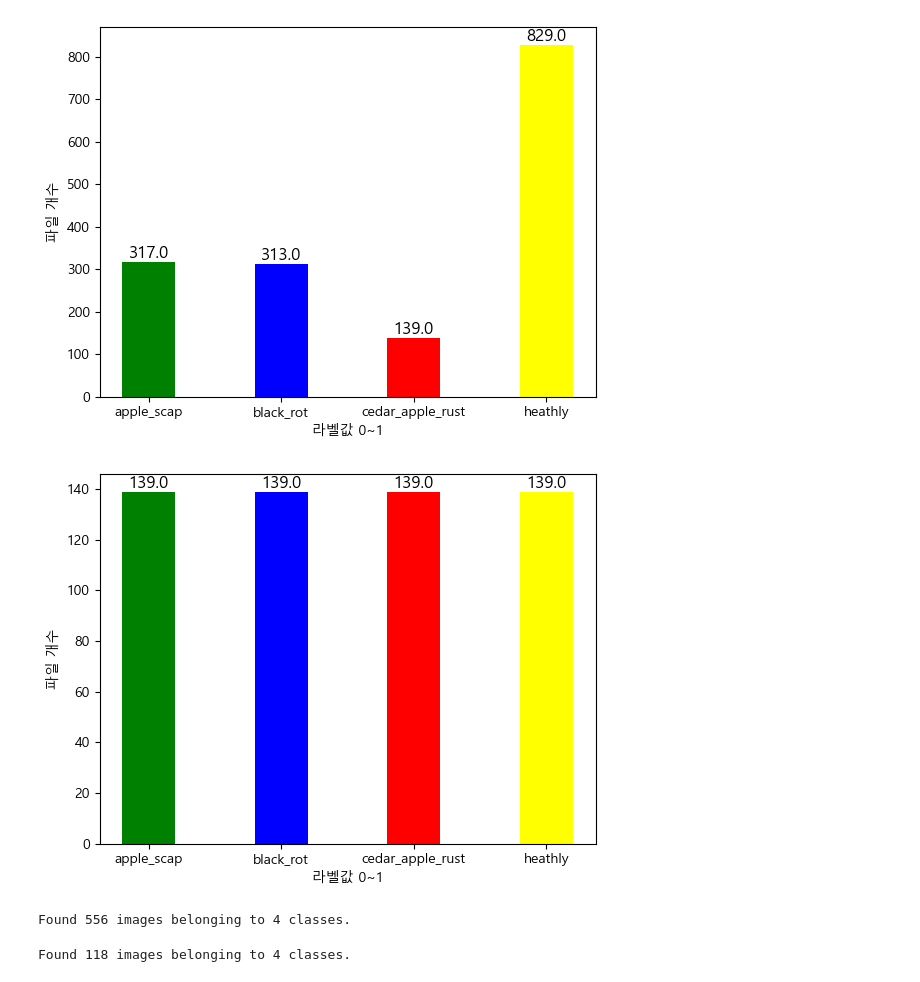
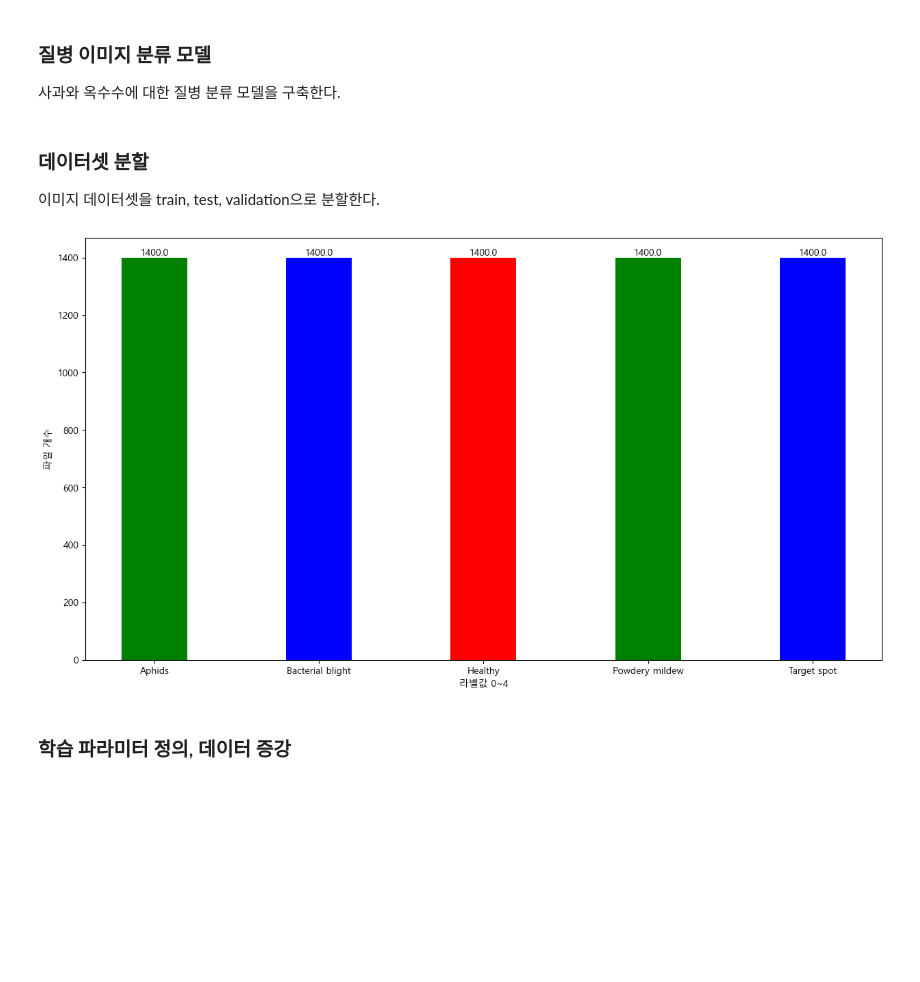
Before and after one commit to LeeHeonWoo1/Intel, a Jupyter notebook: GETI/leaf_disease_detection.ipynb, the cells around one changed output. Cells and saved outputs as stored; diff of their text form; code cells hidden in the pictures; blank space fills up the shorter version.

```diff
--- a/GETI/leaf_disease_detection.ipynb
+++ b/GETI/leaf_disease_detection.ipynb
@@ -1,2 +1,6 @@
+# %% [markdown]
+### 질병 이미지 분류 모델
+
+사과와 옥수수에 대한 질병 분류 모델을 구축한다.
 # %%
 import os
@@ -11,4 +17,7 @@ from keras.models import load_model
 from sklearn.metrics import classification_report
 from keras.preprocessing.image import ImageDataGenerator
 from keras.callbacks import EarlyStopping, ModelCheckpoint, ReduceLROnPlateau, CSVLogger
+# %% [markdown]
+### 데이터셋 분할
+이미지 데이터셋을 train, test, validation으로 분할한다.
 # %%
@@ -16,18 +25,19 @@ splitfolders.ratio('./fruit_dataset/apple', './apple_dataset', seed=1337, ratio=
 # %%
 mlp.rcParams["font.family"] = "Malgun Gothic" # 한글 깨짐 방지
 
-train_path = glob("./apple_dataset/train/*")
+train_path = glob("./my_cotten_data/train/*")
 file_cnt = [len(os.listdir(path)) for path in train_path] # 파일 개수 리스트화
-labels = ["apple_scap", "black_rot", "cedar_apple_rust", "heathly"] # 라벨값
+labels = ['Aphids', 'Bacterial blight', 'Healthy', 'Powdery mildew', 'Target spot']
 
-bar = plt.bar(labels, file_cnt, width=0.4, color = ["green", "blue", "red", "yellow"]) # barplot
-plt.xlabel("라벨값 0~1")
+plt.figure(figsize=(15,8))
+bar = plt.bar(labels, file_cnt, width=0.4, color = ["green", "blue", "red"]) # barplot
+plt.xlabel("라벨값 0~4")
 plt.ylabel("파일 개수")
 
 for rect in bar: # barplot 위에 숫자 표시하기
     height = rect.get_height()
-    plt.text(rect.get_x() + rect.get_width()/2.0, height, '%.1f' % height, ha='center', va='bottom', size = 12)
+    plt.text(rect.get_x() + rect.get_width()/2.0, height, '%.1f' % height, ha='center', va='bottom', size = 10)
 
 plt.show()
 # %% [output]
-[figure, old version]
+[figure, new version]
@@ -47,18 +43,0 @@ for i in range(690):
-# %%
-mlp.rcParams["font.family"] = "Malgun Gothic" # 한글 깨짐 방지
-
-train_path = glob("./apple_dataset/train/*")
-file_cnt = [len(os.listdir(path)) for path in train_path] # 파일 개수 리스트화
-labels = ["apple_scap", "black_rot", "cedar_apple_rust", "heathly"] # 라벨값
-
-bar = plt.bar(labels, file_cnt, width=0.4, color = ["green", "blue", "red", "yellow"]) # barplot
-plt.xlabel("라벨값 0~1")
-plt.ylabel("파일 개수")
-
-for rect in bar: # barplot 위에 숫자 표시하기
-    height = rect.get_height()
-    plt.text(rect.get_x() + rect.get_width()/2.0, height, '%.1f' % height, ha='center', va='bottom', size = 12)
-
-plt.show()
-# %% [output]
-[figure, removed]
@@ -75,18 +43,0 @@ test_datagen = ImageDataGenerator(
-# %%
-train_dataset = train_datagen.flow_from_directory(
-    "./apple_dataset/train/",
-    batch_size=16,
-    color_mode="rgb",
-    class_mode="categorical"
-)
-# %% [output]
-Found 556 images belonging to 4 classes.
-# %%
-test_dataset = train_datagen.flow_from_directory(
-    "./apple_dataset/test/",
-    batch_size=16,
-    color_mode="rgb",
-    class_mode="categorical"
-)
-# %% [output]
-Found 118 images belonging to 4 classes.
@@ -109,0 +44,2 @@ model.fit(train_dataset, epochs=15, )
+# %% [markdown]
+### 학습 파라미터 정의, 데이터 증강
```
Also changed, not shown: parts of 20 cells of this notebook.
